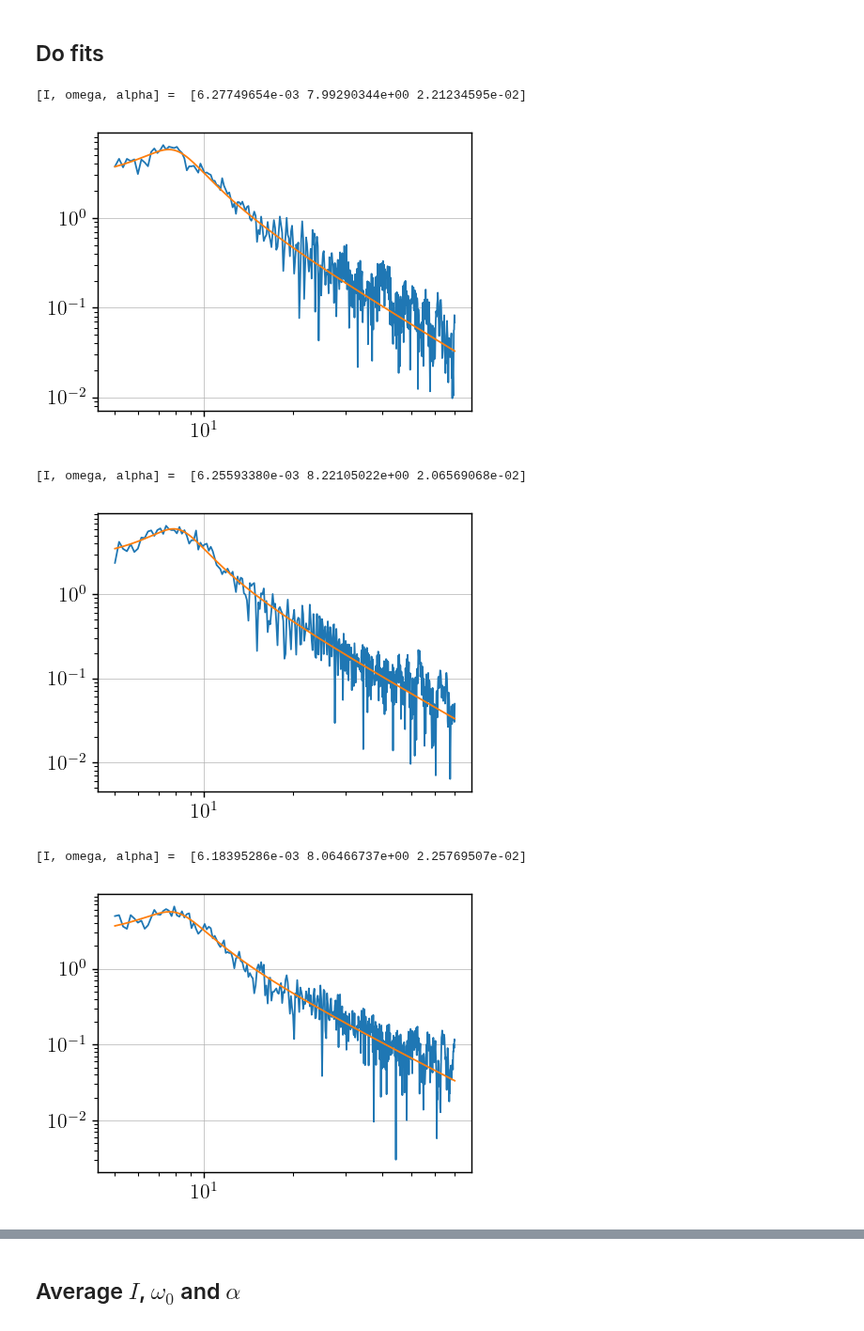
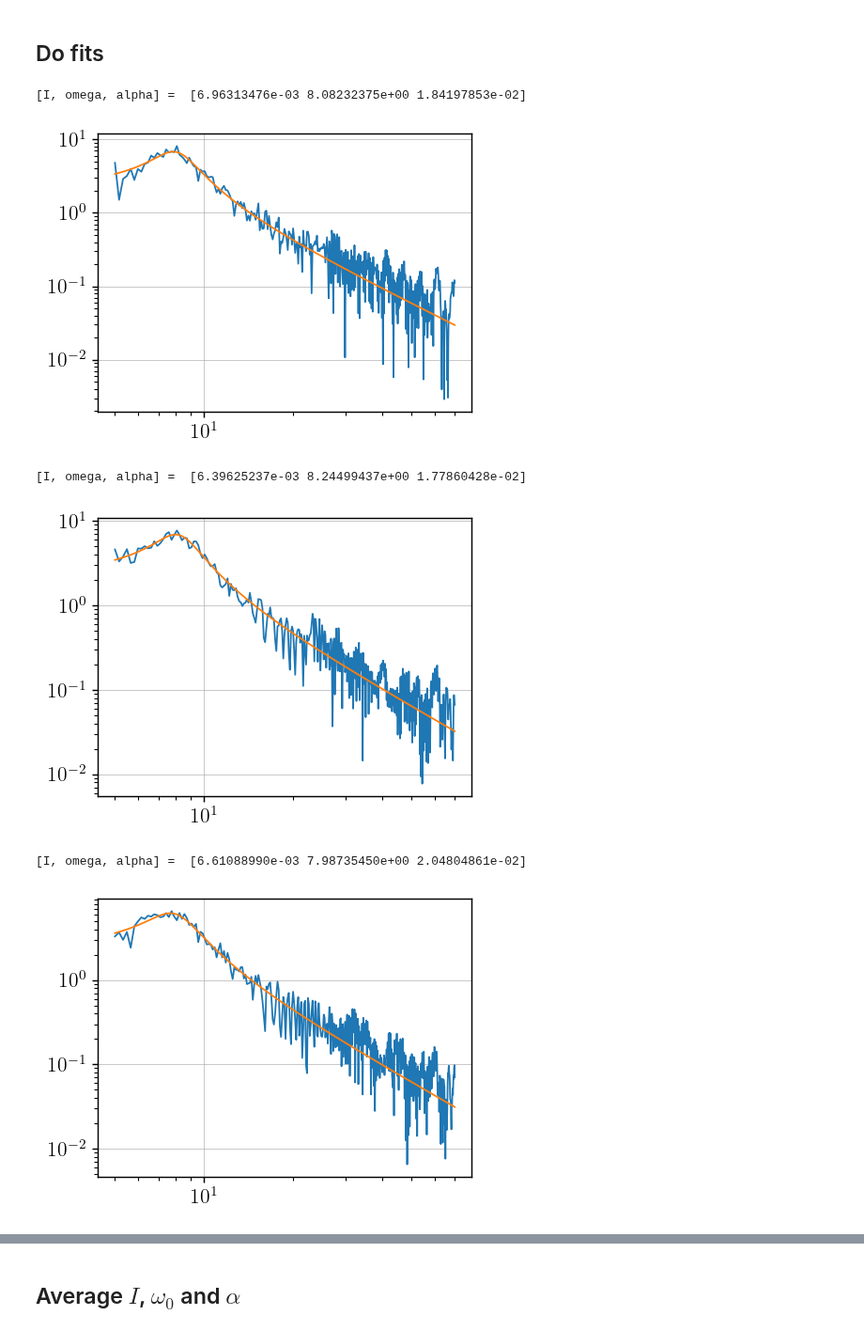
Before and after one commit to TomVdt/TPIII, a Jupyter notebook: 05-milieux-granulaires/analyse/exp1_friction.ipynb, the cells around one changed output, grey strips where cells are left out. Shown at 94% size. Cells and saved outputs as stored; diff of their text form; code cells hidden in the pictures.

```diff
--- a/05-milieux-granulaires/analyse/exp1_friction.ipynb
+++ b/05-milieux-granulaires/analyse/exp1_friction.ipynb
@@ -19,5 +19,5 @@ mpl.rcParams.update(rcParams)
 # %% [markdown]
 ## Load
 # %%
-data = load('250321-exp3')
+data = load('250321-exp7')
 # %% [output]
@@ -36,36 +34,38 @@ for i, step in enumerate(data):
         bounds=(0, np.inf)
     )
     all_popt_err_pass1[i] = unp.uarray(popt, np.sqrt(np.diag(pcov)))
 
     # if show_plots:
     #     print("[I, omega, alpha] = ", popt)
     #     plt.plot(step.freqs, step.chi_abs)
     #     plt.loglog(step.freqs, theory(step.freqs, *popt))
     #     plt.show()
 
 I, w0, _ = np.mean(all_popt_err_pass1, axis=0)
 dI, dw0, _ = np.std(nom_vals(all_popt_err_pass1), axis=0)
 all_popt_err_pass2 = np.zeros_like(all_popt_err_pass1)
 
 for i, step in enumerate(data):
     popt, pcov = sc.optimize.curve_fit(
         modulus_chi, step.freqs, step.chi_abs,
         bounds=(
             (I.n - dI, w0.n - dw0, 0),
             (I.n + dI, w0.n + dw0, np.inf)
         )
     )
     all_popt_err_pass2[i] = unp.uarray(popt, np.sqrt(np.diag(pcov)))
 
     if show_plots:
+        if step.imposed_vibration < 1e-4:
+            print("WARNING: THIS IS NOISE")
         print("[I, omega, alpha] = ", popt)
         plt.plot(step.freqs, step.chi_abs)
         plt.loglog(step.freqs, modulus_chi(step.freqs, *popt))
         plt.show()
 # %% [output]
-[I, omega, alpha] =  [6.27749654e-03 7.99290344e+00 2.21234595e-02]
+[I, omega, alpha] =  [6.96313476e-03 8.08232375e+00 1.84197853e-02]
-[figure, old version]
+[figure, new version]
-[I, omega, alpha] =  [6.25593380e-03 8.22105022e+00 2.06569068e-02]
+[I, omega, alpha] =  [6.39625237e-03 8.24499437e+00 1.77860428e-02]
-[figure, old version]
+[figure, new version]
-[I, omega, alpha] =  [6.18395286e-03 8.06466737e+00 2.25769507e-02]
+[I, omega, alpha] =  [6.61088990e-03 7.98735450e+00 2.04804861e-02]
-[figure, old version]
+[figure, new version]
```
Also changed, not shown: parts of 5 cells of this notebook, 22 other files.
